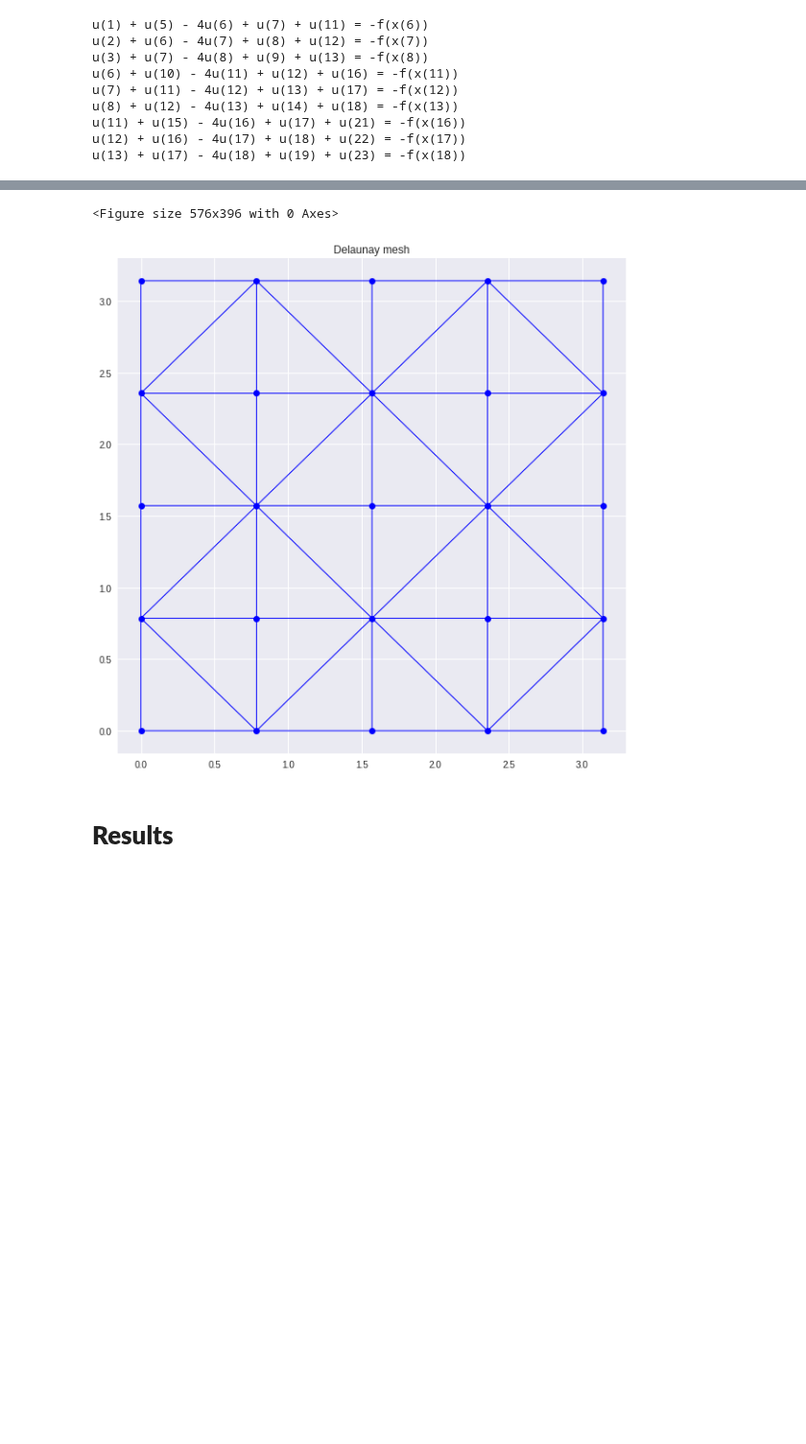
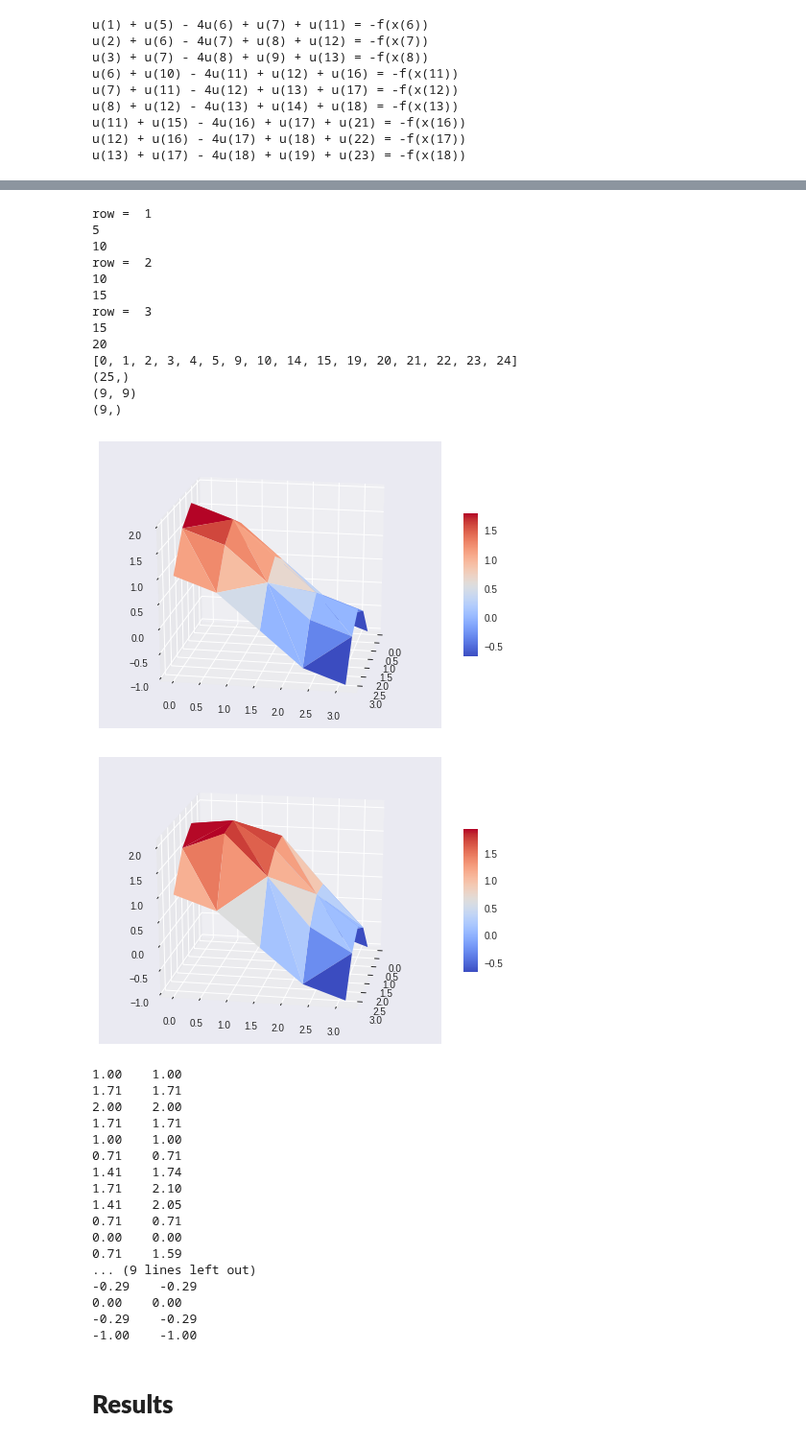
Before and after one commit to johanhoffman/DD2363-VT19, a Jupyter notebook: Lab-6/bozzato_lab6.ipynb, the cells around one changed output, grey strips where cells are left out. Shown at 96% size. Saved outputs shown, nothing was run; the diff lists cells and outputs as text; code cells hidden in the pictures; blank space fills up the shorter version.

```diff
--- a/Lab-6/bozzato_lab6.ipynb
+++ b/Lab-6/bozzato_lab6.ipynb
@@ -224,10 +273,31 @@ def fun(x,y):
 
 fsec= lambda u: -np.sin(u[0]) - np.cos(u[1])
 
+################################################################################
 meshSize= [5,5]
 mesh= createMesh(meshSize[0], meshSize[1])
 
-nodes= [0, 1, 2, 3, 4, 5, 9, 10, 14, 15, 19, 20, 21, 22, 23, 24]
+plt.figure()
+plt.figure(figsize=(10,10))
+plt.triplot(mesh, 'bo-', lw=1)
+plt.title('Delaunay mesh')
+plt.show()
+
+nodes= []
+for row in range(0,meshSize[1]):
+  if row == 0 or row == meshSize[1]-1:
+    for col in range(0,meshSize[0]):
+      nodes.append(col+ row*(meshSize[0]))
+  else:
+    print('row = ', row)
+    print(row*meshSize[0])
+    print(meshSize[0] + row*meshSize[0])
+    nodes.append(row*(meshSize[0]))
+    nodes.append(row*(meshSize[0]) + meshSize[0]-1)
+
+
+print(nodes)
+print(mesh.x.shape)
 u0= np.zeros((len(nodes),2))
 u0[:,0]= nodes
 
@@ -238,16 +308,29 @@ for n in nodes:
 
 
 
-bvp2d(fsec, mesh, meshSize, u0)
+S, b, x= bvp2d(fsec, mesh, meshSize, u0)
 
 
 #print(mesh.x)
 #print(mesh.y)
 #print(u0)
 
-plt.figure()
-plt.figure(figsize=(10,10))
-plt.triplot(mesh, 'bo-', lw=1)
-plt.title('Delaunay mesh')
+
+
+fig = plt.figure()
+ax1 = fig.add_subplot(111, projection='3d')
+surf = ax1.plot_trisurf(mesh, fun(mesh.x,mesh.y), cmap=plt.cm.coolwarm)
+fig.colorbar(surf, shrink=0.5, aspect=10)
+ax1.view_init(20,10)
 plt.show()
+
+fig = plt.figure()
+ax1 = fig.add_subplot(111, projection='3d')
+surf = ax1.plot_trisurf(mesh, x, cmap=plt.cm.coolwarm)
+fig.colorbar(surf, shrink=0.5, aspect=10)
+ax1.view_init(20,10)
+plt.show()
+
+for k in range(0,meshSize[0]*meshSize[1]):
+  print('{:.2f}    {:.2f}'.format(fun(mesh.x[k],mesh.y[k]),x[k]))
 # %% [output]
@@ -255,5 +339,35 @@ plt.show()
-<Figure size 576x396 with 0 Axes>
+row =  1
+5
+10
+row =  2
+10
+15
+row =  3
+15
+20
+[0, 1, 2, 3, 4, 5, 9, 10, 14, 15, 19, 20, 21, 22, 23, 24]
+(25,)
+(9, 9)
+(9,)
-[figure]
+[figure, added]
+[figure, added]
+1.00    1.00
+1.71    1.71
+2.00    2.00
+1.71    1.71
+1.00    1.00
+0.71    0.71
+1.41    1.74
+1.71    2.10
+1.41    2.05
+0.71    0.71
+0.00    0.00
+0.71    1.59
+... (9 lines left out)
+-0.29    -0.29
+0.00    0.00
+-0.29    -0.29
+-1.00    -1.00
 # %% [markdown]
 # **Results**
 # %% [markdown]
```
Also changed, not shown: parts of 4 cells of this notebook.
